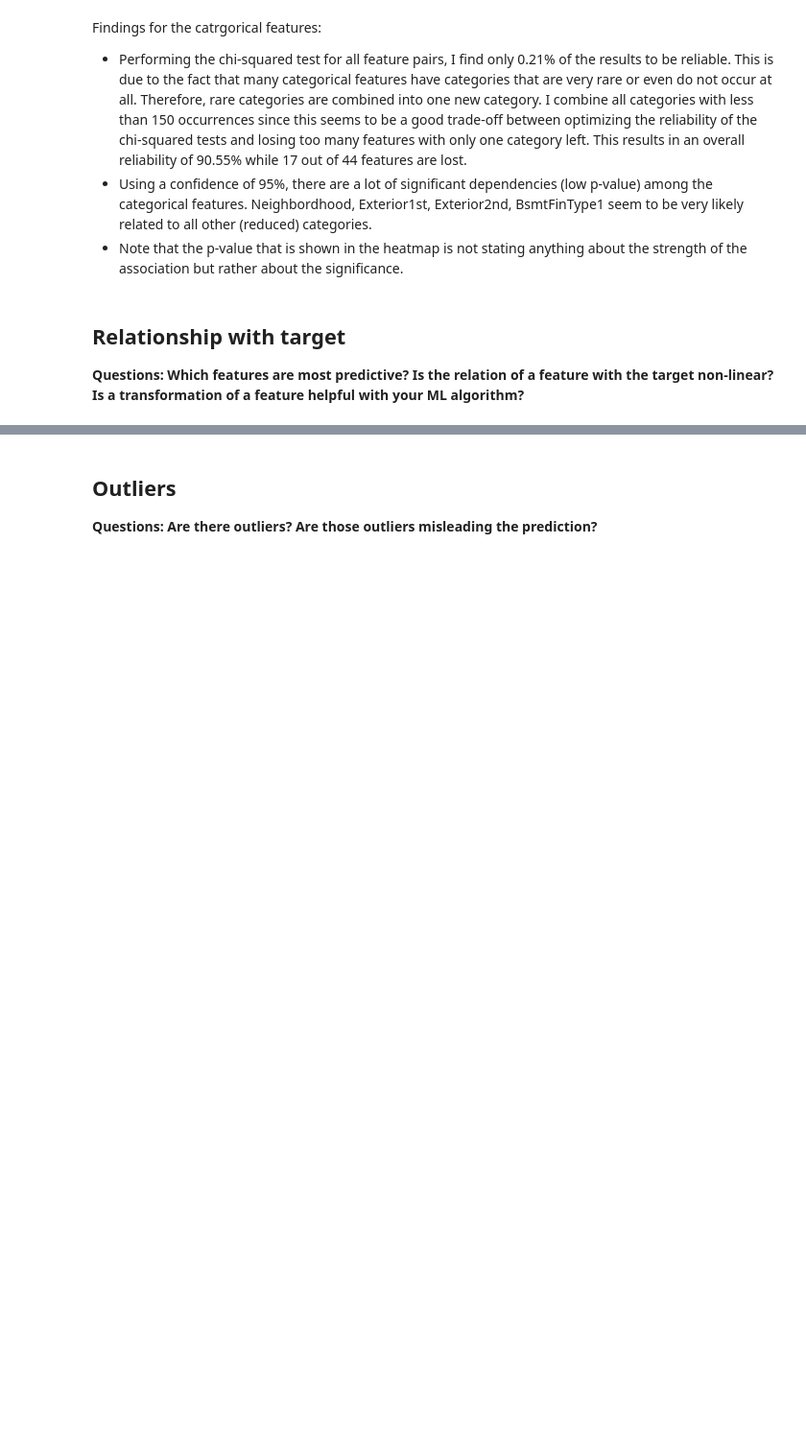
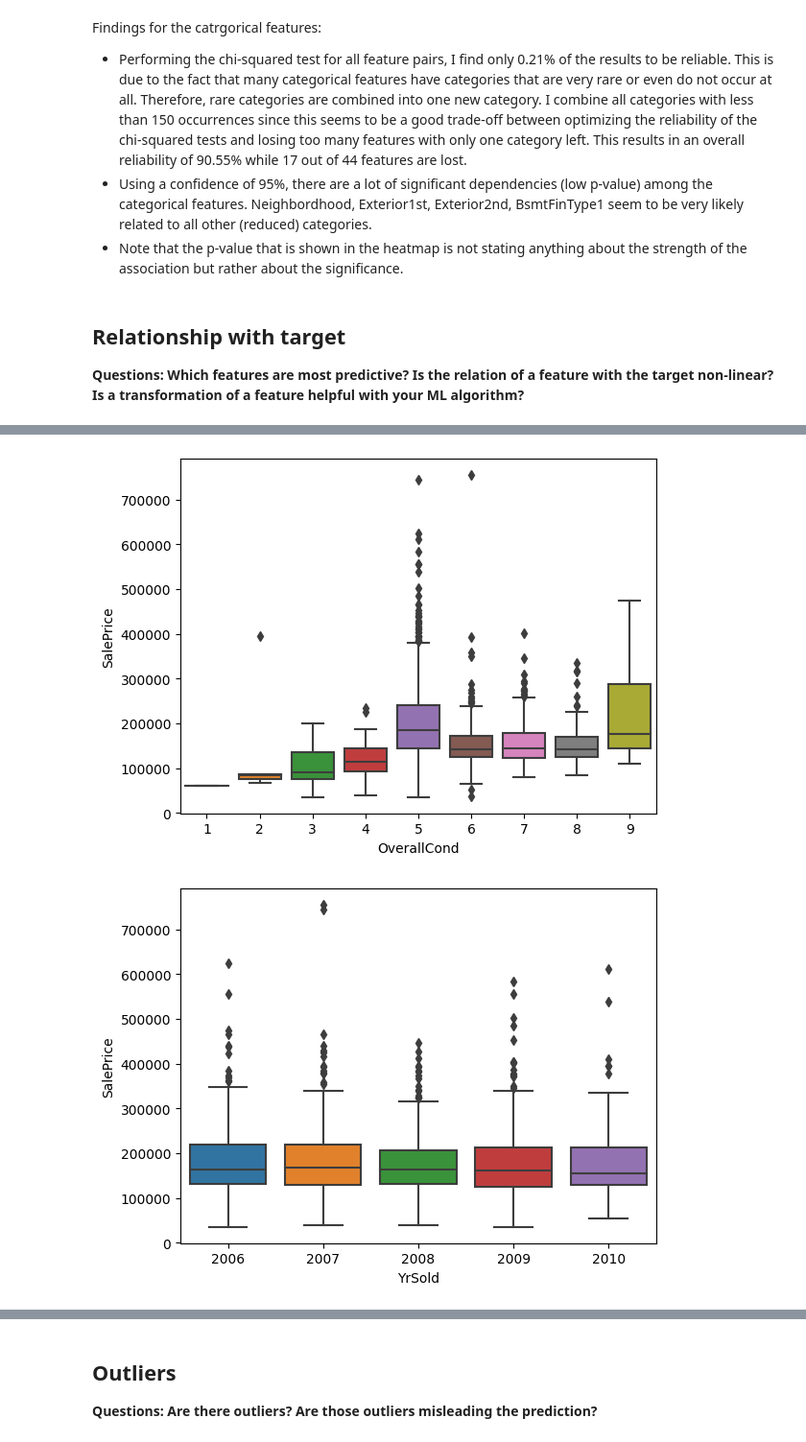
Before and after one commit to ronja-s/ames_housing_prices, a Jupyter notebook: jupyter_notebooks/03_exploratory_data_analysis.ipynb, the cells around one changed output, grey strips where cells are left out. Shown at 96% size. Drawn from its saved outputs; the diff is of its cells as text; code cells hidden in the pictures; blank space fills up the shorter version.

```diff
--- a/jupyter_notebooks/03_exploratory_data_analysis.ipynb
+++ b/jupyter_notebooks/03_exploratory_data_analysis.ipynb
@@ -957,0 +1020,15 @@ Findings for the catrgorical features:
+# %%
+# plot surprisingly less predictive features against target:
+# choose features with: abs(pearson correlation) > 0.6 or abs(kendall correlation) > 0.5 or abs(spearman correlation) > 0.6
+most_predictive_num_features = [
+    "OverallCond",
+    "YrSold",
+]
+discrete_features = ["OverallCond", "YrSold"]
+for feature in most_predictive_num_features:
+    plot_relationship(
+        x=X_train[feature], y=y_train, x_is_discrete=(feature in discrete_features)
+    )
+# %% [output]
+[figure, added]
+[figure, added]
```
Also changed, not shown: parts of 10 cells of this notebook.
